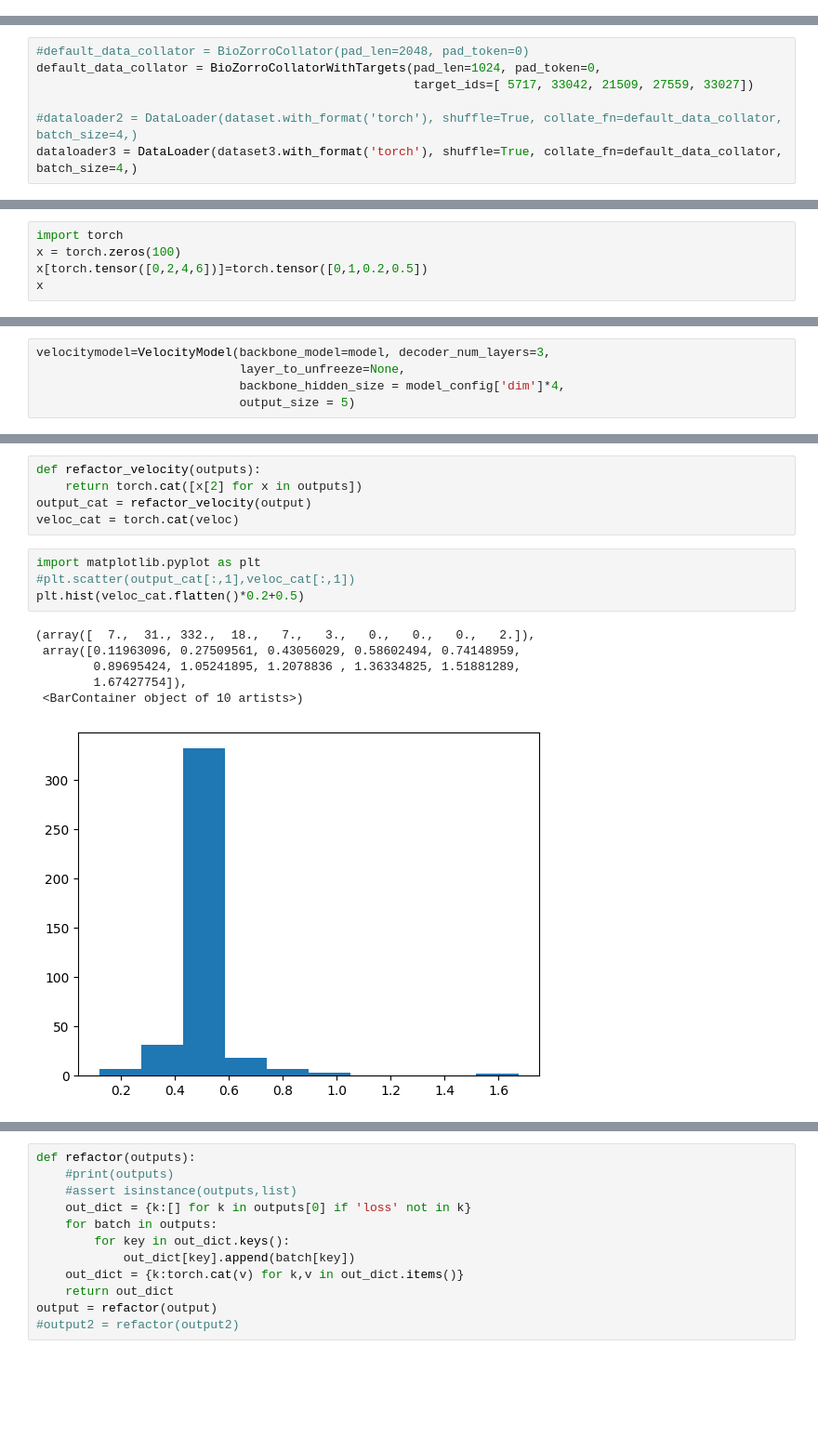
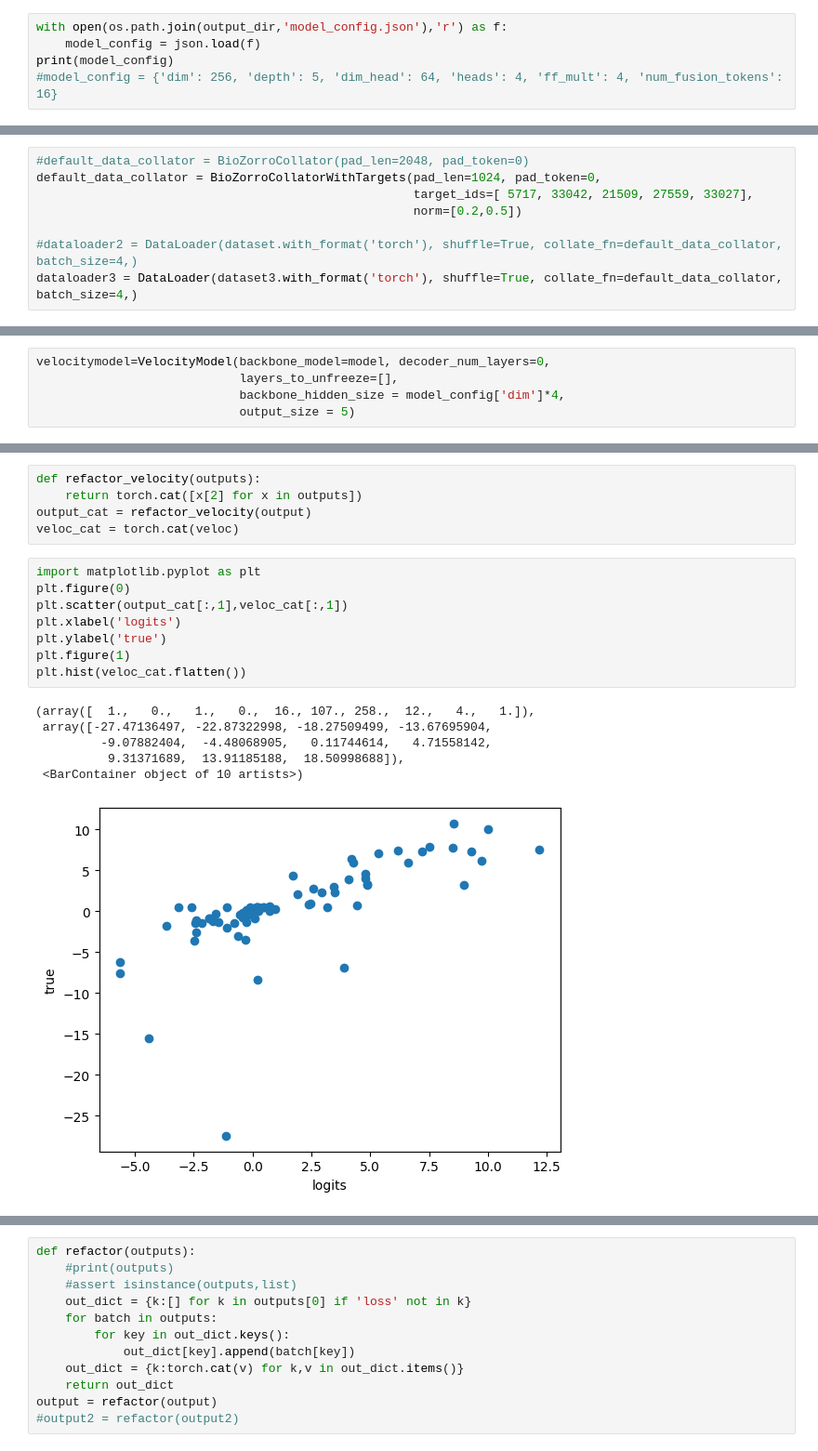
Before and after one commit to josiahbjorgaard/mca-paper, a Jupyter notebook: ModelPrototyping.ipynb, the cells around one changed output, grey strips where cells are left out. Shown at 93% size. Cells and saved outputs as stored; diff of their text form; blank space fills up the shorter version.

```diff
--- a/ModelPrototyping.ipynb
+++ b/ModelPrototyping.ipynb
@@ -276,0 +274,5 @@ y
+# %%
+with open(os.path.join(output_dir,'model_config.json'),'r') as f:
+    model_config = json.load(f)
+print(model_config)
+#model_config = {'dim': 256, 'depth': 5, 'dim_head': 64, 'heads': 4, 'ff_mult': 4, 'num_fusion_tokens': 16}
@@ -317,7 +301,8 @@ dataset3[0]['velocity_index']
 # %%
 #default_data_collator = BioZorroCollator(pad_len=2048, pad_token=0)
 default_data_collator = BioZorroCollatorWithTargets(pad_len=1024, pad_token=0,
-                                                    target_ids=[ 5717, 33042, 21509, 27559, 33027])
+                                                    target_ids=[ 5717, 33042, 21509, 27559, 33027],
+                                                    norm=[0.2,0.5])
 
 #dataloader2 = DataLoader(dataset.with_format('torch'), shuffle=True, collate_fn=default_data_collator, batch_size=4,)
 dataloader3 = DataLoader(dataset3.with_format('torch'), shuffle=True, collate_fn=default_data_collator, batch_size=4,)
@@ -349,5 +333,0 @@ tensor([[ 0.0000,  0.0000,  0.0000,  0.0000,  0.0000],
-# %%
-import torch
-x = torch.zeros(100)
-x[torch.tensor([0,2,4,6])]=torch.tensor([0,1,0.2,0.5])
-x
@@ -370,8 +337,8 @@ model.eval()
 with torch.no_grad():
     output1 = model(**{k:v for k,v in batch.items() if 'velocity' not in k})
 # %%
-velocitymodel=VelocityModel(backbone_model=model, decoder_num_layers=3,
-                            layer_to_unfreeze=None,
+velocitymodel=VelocityModel(backbone_model=model, decoder_num_layers=0,
+                            layers_to_unfreeze=[],
                             backbone_hidden_size = model_config['dim']*4,
                             output_size = 5)
 # %% [output]
@@ -462,12 +411,16 @@ output_cat = refactor_velocity(output)
 veloc_cat = torch.cat(veloc)
 # %%
 import matplotlib.pyplot as plt
-#plt.scatter(output_cat[:,1],veloc_cat[:,1])
-plt.hist(veloc_cat.flatten()*0.2+0.5)
+plt.figure(0)
+plt.scatter(output_cat[:,1],veloc_cat[:,1])
+plt.xlabel('logits')
+plt.ylabel('true')
+plt.figure(1)
+plt.hist(veloc_cat.flatten())
 # %% [output]
-(array([  7.,  31., 332.,  18.,   7.,   3.,   0.,   0.,   0.,   2.]),
- array([0.11963096, 0.27509561, 0.43056029, 0.58602494, 0.74148959,
-        0.89695424, 1.05241895, 1.2078836 , 1.36334825, 1.51881289,
-        1.67427754]),
+(array([  1.,   0.,   1.,   0.,  16., 107., 258.,  12.,   4.,   1.]),
+ array([-27.47136497, -22.87322998, -18.27509499, -13.67695904,
+         -9.07882404,  -4.48068905,   0.11744614,   4.71558142,
+          9.31371689,  13.91185188,  18.50998688]),
  <BarContainer object of 10 artists>)
-[figure, old version]
+[figure, new version]
```
Also changed, not shown: parts of 23 cells of this notebook, 3 other files.
